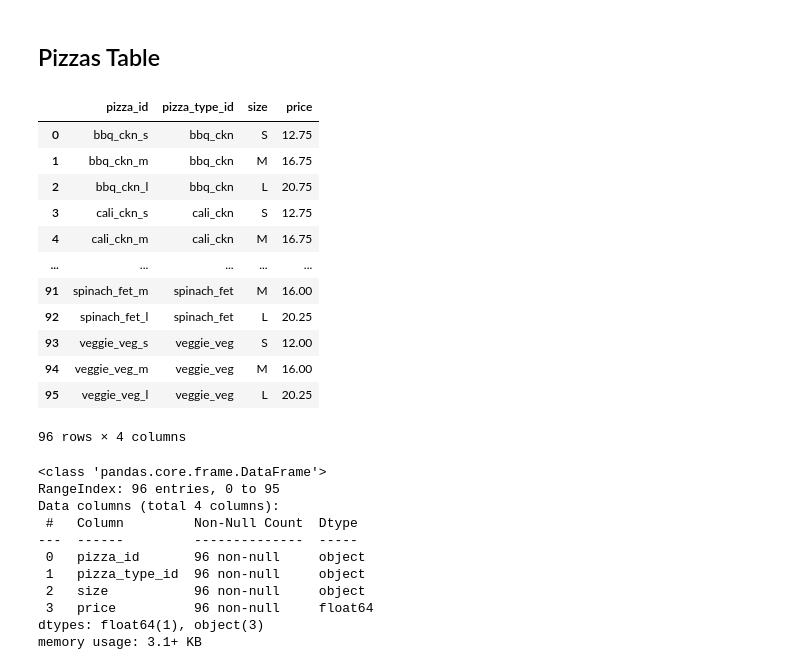
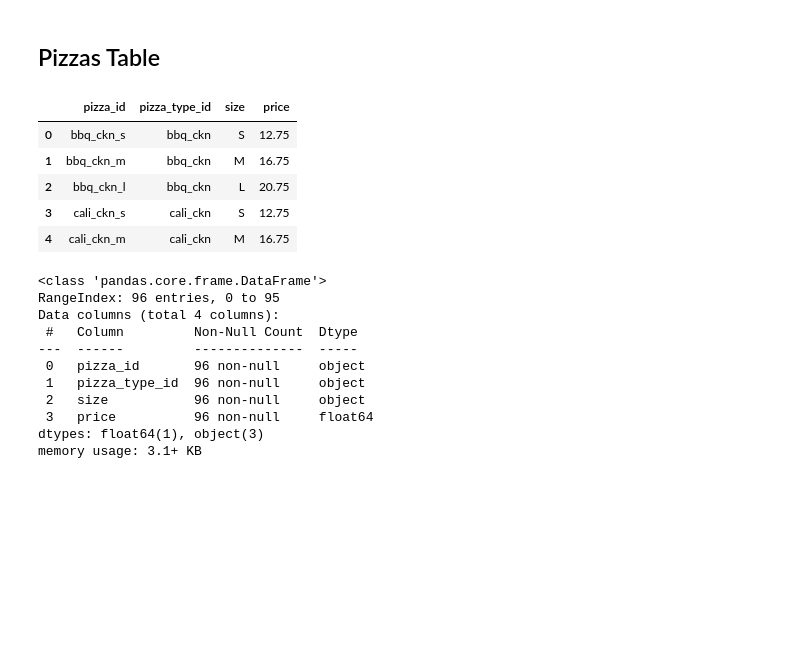
Before and after one commit to TelRich/Plato-s_Pizza_Analysis, a Jupyter notebook: pizza_sales.ipynb, the cells around one changed output. Cells and saved outputs as stored; diff of their text form; code cells hidden in the pictures; blank space fills up the shorter version.

```diff
--- a/pizza_sales.ipynb
+++ b/pizza_sales.ipynb
@@ -116,21 +102,14 @@ ord_det[ord_det.duplicated()]
 # %% [markdown]
 ## Pizzas Table
 # %%
-piza
+piza.head()
 # %% [output]
 |  | pizza_id | pizza_type_id | size | price |
 | 0 | bbq_ckn_s | bbq_ckn | S | 12.75 |
 | 1 | bbq_ckn_m | bbq_ckn | M | 16.75 |
 | 2 | bbq_ckn_l | bbq_ckn | L | 20.75 |
 | 3 | cali_ckn_s | cali_ckn | S | 12.75 |
 | 4 | cali_ckn_m | cali_ckn | M | 16.75 |
-| ... | ... | ... | ... | ... |
-| 91 | spinach_fet_m | spinach_fet | M | 16.00 |
-| 92 | spinach_fet_l | spinach_fet | L | 20.25 |
-| 93 | veggie_veg_s | veggie_veg | S | 12.00 |
-| 94 | veggie_veg_m | veggie_veg | M | 16.00 |
-| 95 | veggie_veg_l | veggie_veg | L | 20.25 |
-96 rows × 4 columns
 # %%
 piza.info()
 # %% [output]
```
Also changed, not shown: parts of 6 cells of this notebook.
